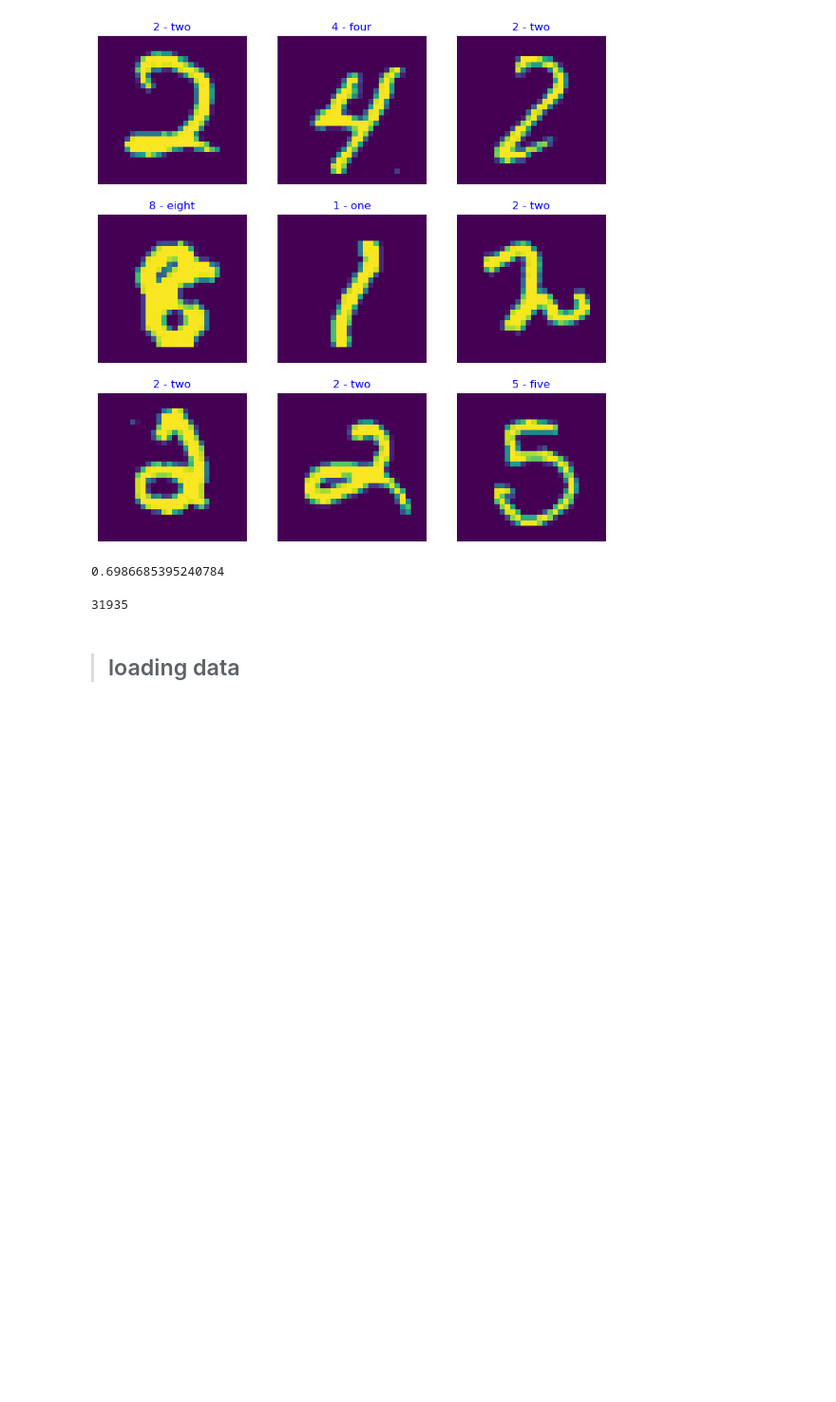
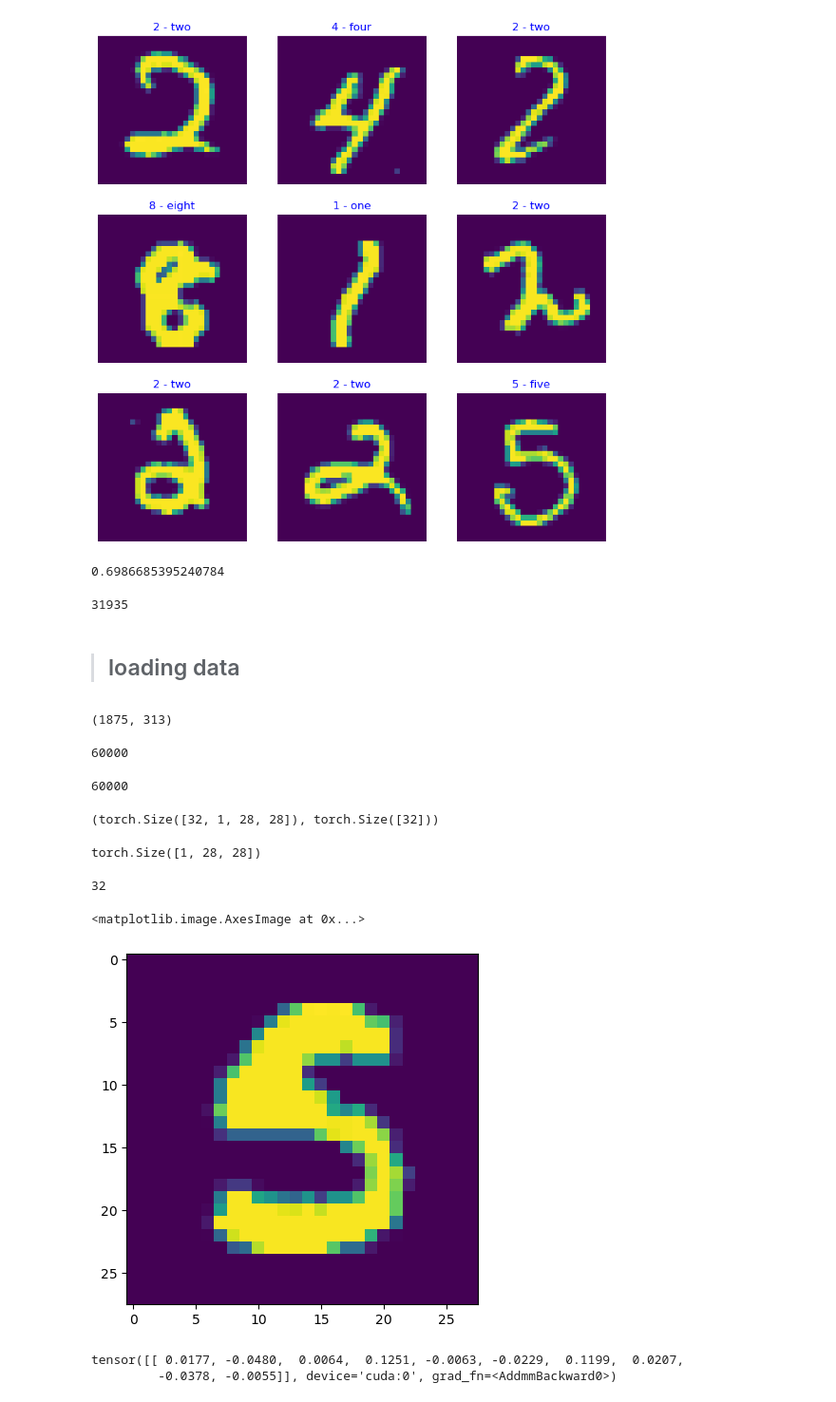
Before and after one commit to stanleyedward/num_track, a Jupyter notebook: main.ipynb, the cells around one changed output. Shown: that part at 95% size. Cells and saved outputs as stored; diff of their text form; code cells hidden in the pictures; blank space fills up the shorter version.

Commit message:
add modelv1

```diff
--- a/main.ipynb
+++ b/main.ipynb
@@ -146,7 +148,44 @@ rand1.item()
 BATCH_SIZE = 32 #const
 
 train_dataloader = DataLoader(
-    train_data,
+    dataset=train_data,
     batch_size=BATCH_SIZE,
     shuffle=True
 )
+
+test_dataloader = DataLoader(
+    dataset=test_data,
+    batch_size=BATCH_SIZE
+)
+
+len(train_dataloader), len(test_dataloader)
+# %% [output]
+(1875, 313)
+# %%
+32*1875
+# %% [output]
+60000
+# %%
+len(train_data)
+# %% [output]
+60000
+# %%
+X_train_batch, y_train_batch = next(iter(train_dataloader))
+X_train_batch.shape, y_train_batch.shape
+# %% [output]
+(torch.Size([32, 1, 28, 28]), torch.Size([32]))
+# %%
+X_train_batch[0].shape
+# %% [output]
+torch.Size([1, 28, 28])
+# %%
+len(X_train_batch)
+# %% [output]
+32
+# %%
+#random train image visual
+random_no2 = torch.randint(0, len(X_train_batch), size=[1]).item()
+plt.imshow(X_train_batch[random_no2].squeeze())
+# %% [output]
+<matplotlib.image.AxesImage at 0x...>
+[figure, added]
@@ -152,0 +250,10 @@ train_dataloader = DataLoader(
+# %%
+#pass rand_tensor of similar dims into model to get dim after nn.flatten()
+rand_image_tensor = torch.randn(size=(1,28,28))
+model_1 = MNISTModelV1(input_shape=1,
+                              hidden_units=10,
+                              output_shape=len(class_names)).to(device)
+model_1(rand_image_tensor.unsqueeze(dim=0).to(device=device))
+# %% [output]
+tensor([[ 0.0177, -0.0480,  0.0064,  0.1251, -0.0063, -0.0229,  0.1199,  0.0207,
+         -0.0378, -0.0055]], device='cuda:0', grad_fn=<AddmmBackward0>)
```
Also changed, not shown: parts of 2 cells of this notebook.
